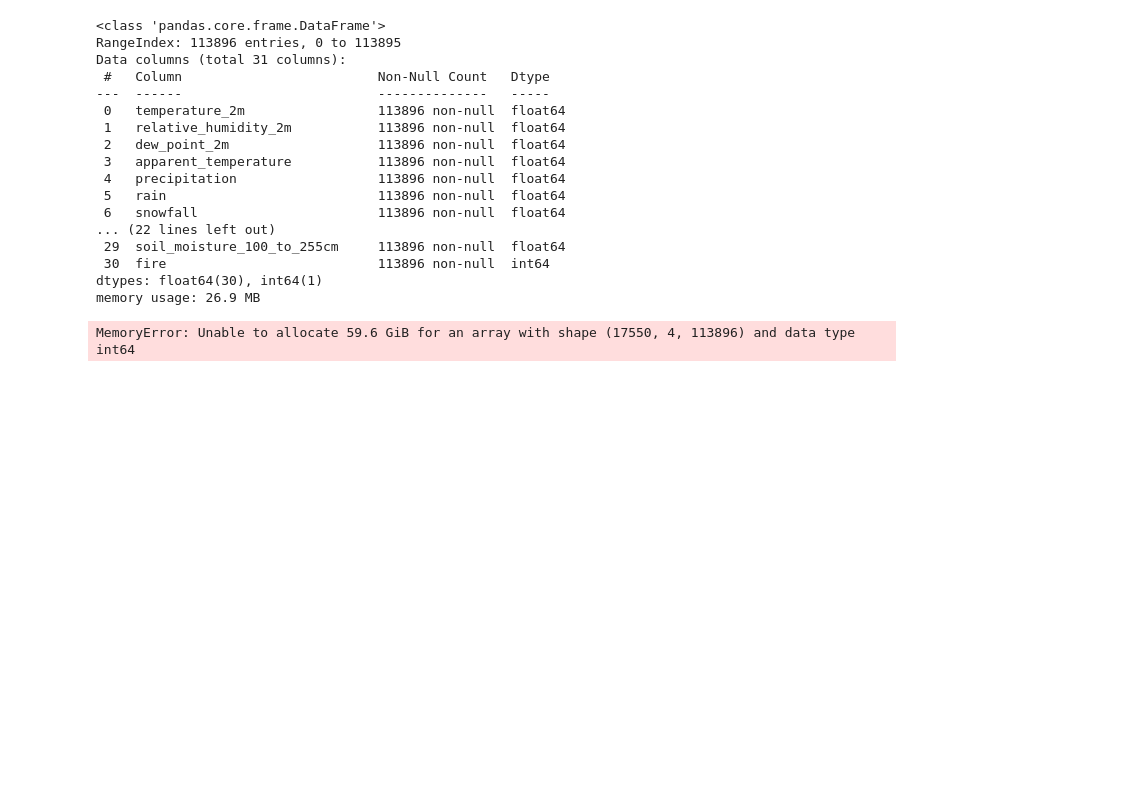
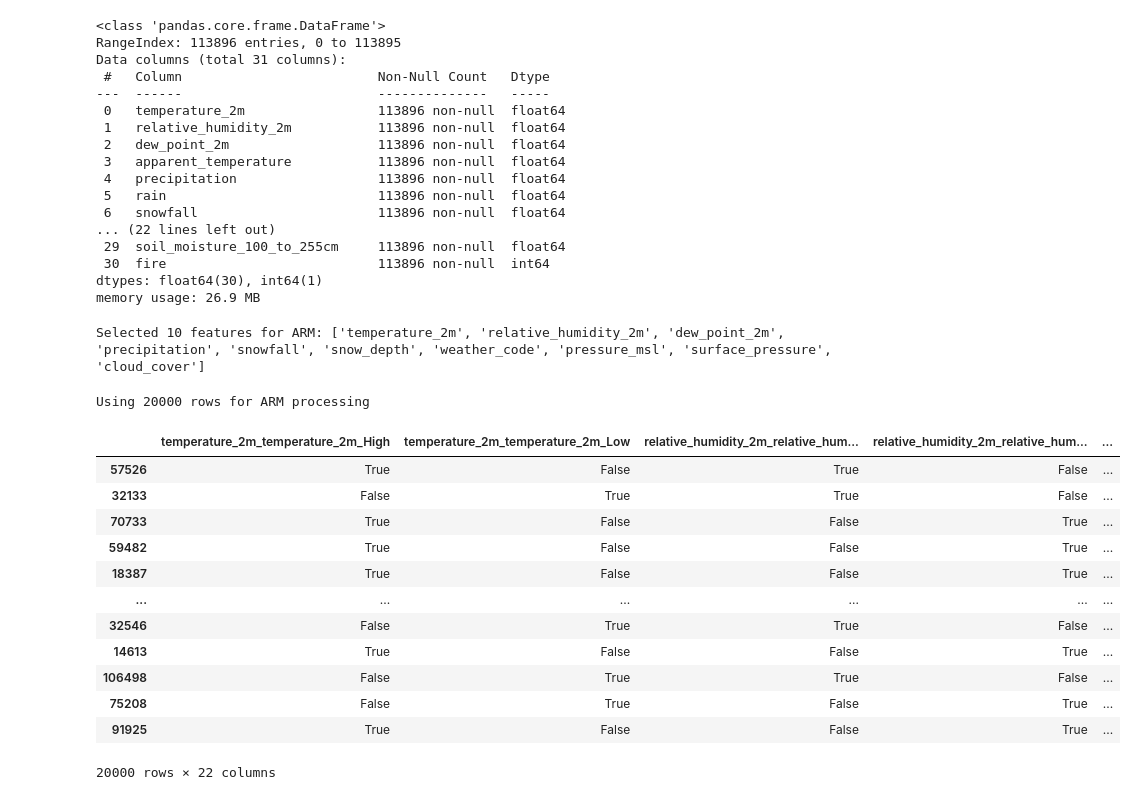
Before and after one commit to ABHIRAM1234/Machine-Learning-CSCI-5612-872-Project, a Jupyter notebook: Modeling/ARM.ipynb, the cells around one changed output. Saved outputs shown, nothing was run; the diff lists cells and outputs as text; code cells hidden in the pictures; blank space fills up the shorter version.

```diff
--- a/Modeling/ARM.ipynb
+++ b/Modeling/ARM.ipynb
@@ -52,6 +45,0 @@ binarized_df = binarize_data(training_df)
-# %%
-# Apply Apriori Algorithm
-frequent_itemsets = apriori(binarized_df, min_support=0.01, use_colnames=True)
-association_rules_df = association_rules(frequent_itemsets, metric="lift", min_threshold=1.0)
-# %% [output]
-MemoryError: Unable to allocate 59.6 GiB for an array with shape (17550, 4, 113896) and data type int64
@@ -57,0 +56,11 @@ MemoryError: Unable to allocate 59.6 GiB for an array with shape (17550, 4, 1138
+# %%
+# Drop highly correlated columns
+X = X.drop(columns=highly_correlated)
+
+# Select a subset of features to make processing efficient
+num_features = min(10, X.shape[1])  # Use up to 10 features (adjustable)
+selected_columns = X.columns[:num_features]
+
+print(f"Selected {num_features} features for ARM: {selected_columns.tolist()}")
+# %% [output]
+Selected 10 features for ARM: ['temperature_2m', 'relative_humidity_2m', 'dew_point_2m', 'precipitation', 'snowfall', 'snow_depth', 'weather_code', 'pressure_msl', 'surface_pressure', 'cloud_cover']
@@ -57,0 +76,30 @@ MemoryError: Unable to allocate 59.6 GiB for an array with shape (17550, 4, 1138
+# %%
+# Convert 'fire' to categorical labels
+df_subset['fire'] = df_subset['fire'].apply(lambda x: 'fire_Yes' if x == 1 else 'fire_No')
+
+### STEP 3: TRANSACTIONAL FORMAT (One-Hot Encoding) ###
+df_encoded = pd.get_dummies(df_subset)
+
+# Limit dataset to a manageable number of rows for performance
+num_rows = min(20_000, df_encoded.shape[0])  # Use up to 20,000 rows (adjustable)
+df_encoded = df_encoded.sample(n=num_rows, random_state=42)
+
+print(f"Using {num_rows} rows for ARM processing")
+# %% [output]
+Using 20000 rows for ARM processing
+# %%
+df_encoded
+# %% [output]
+|  | temperature_2m_temperature_2m_High | temperature_2m_temperature_2m_Low | relative_humidity_2m_relative_hum... | relative_humidity_2m_relative_hum... | ... |
+| 57526 | True | False | True | False | ... |
+| 32133 | False | True | True | False | ... |
+| 70733 | True | False | False | True | ... |
+| 59482 | True | False | False | True | ... |
+| 18387 | True | False | False | True | ... |
+| ... | ... | ... | ... | ... | ... |
+| 32546 | False | True | True | False | ... |
+| 14613 | True | False | False | True | ... |
+| 106498 | False | True | True | False | ... |
+| 75208 | False | True | False | True | ... |
+| 91925 | True | False | False | True | ... |
+20000 rows × 22 columns
```
Also changed, not shown: parts of 10 cells of this notebook, 2 other files.
